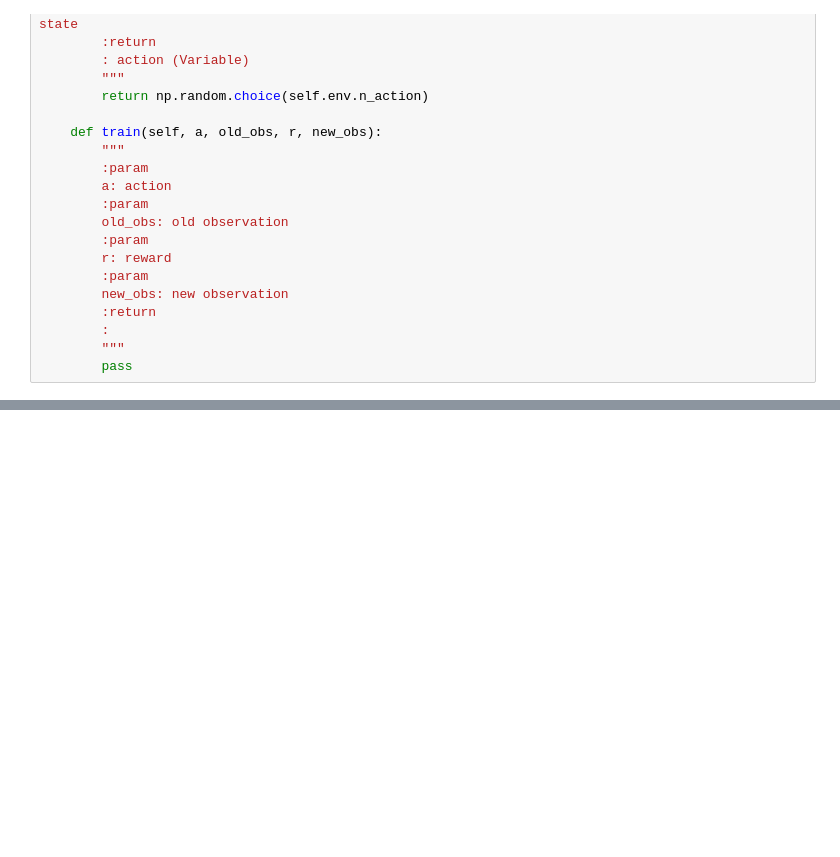
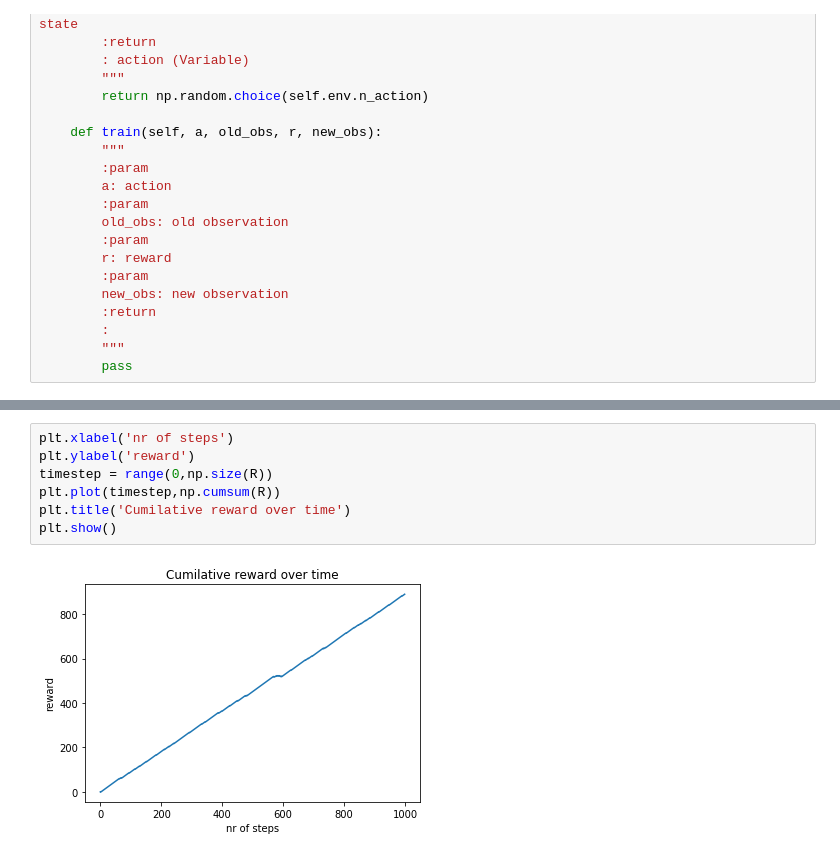
Before and after one commit to Cryptorr/Character-Recognition, a Jupyter notebook: Assignment 5.ipynb, the cells around one changed output, grey strips where cells are left out. Drawn from its saved outputs; the diff is of its cells as text; blank space fills up the shorter version.

```diff
--- a/Assignment 5.ipynb
+++ b/Assignment 5.ipynb
@@ -162,0 +191,9 @@ ValueError: setting an array element with a sequence.
+# %%
+plt.xlabel('nr of steps')
+plt.ylabel('reward')
+timestep = range(0,np.size(R))
+plt.plot(timestep,np.cumsum(R))
+plt.title('Cumilative reward over time')
+plt.show()
+# %% [output]
+[figure, added]
```
Also changed, not shown: parts of 8 cells of this notebook.
